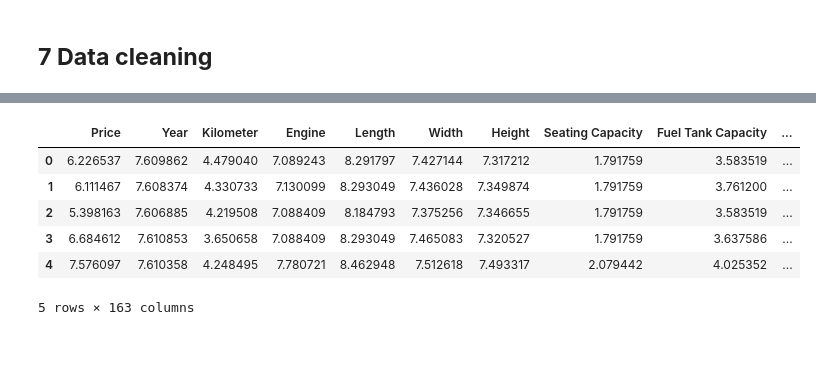
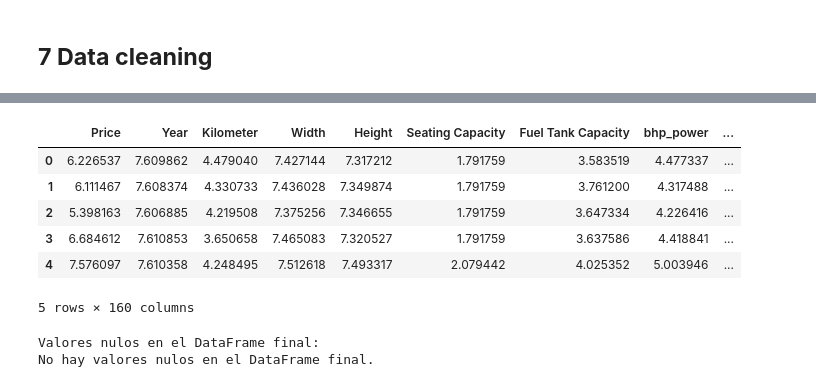
Before and after one commit to Emmaquantum/Data-Science-project-Vehicles, a Jupyter notebook: Main.ipynb, the cells around one changed output, grey strips where cells are left out. Saved outputs shown, nothing was run; the diff lists cells and outputs as text; code cells hidden in the pictures; blank space fills up the shorter version.

```diff
--- a/Main.ipynb
+++ b/Main.ipynb
@@ -1009,0 +904,29 @@ Podemos concluir con confianza que existe una **relación lineal real** entre el
+# %%
+#   Eliminar variables para evitar confusión en el modelo.
+
+#1. bhp_power y engine (alta correlación 0.88), ¿Cuál eliminar? Pues la que tiene menos correlación con Price, que es Engine (0.64 Engine vs 0.77 bhp_power)
+try:
+    data_.drop(columns=["Engine"], inplace=True)
+except KeyError:
+    print("La columna 'Engine' no existe en el DataFrame.")
+
+#2. Fuel Tnak y Lenght (alta correlación 0.82), ¿Cuál eliminar? Pues la que tiene menos correlación con Price, que es Lenght (0.59 Fuel Tank vs 0.58 Lenght)
+try:
+    data_.drop(columns=["Length"], inplace=True)
+except KeyError:
+    print("La columna 'Length' no existe en el DataFrame.")
+
+#3. Nm_toque y bhp_power (alta correlación 0.88), ¿Cuál eliminar? Pues la que tiene menos correlación con Price, que es Nm_toque (0.77 bhp_power vs 0.68 Nm_toque)
+try:
+    data_.drop(columns=["Nm_torque"], inplace=True)
+except KeyError:
+    print("La columna 'Length' no existe en el DataFrame.")
+
+#New heatmap without the dropped variables
+columnas_numericas = data_.select_dtypes(include=['int', 'float']).columns
+plt.figure(figsize=(12,8))
+corr_ = data_[columnas_numericas].corr(method='pearson')
+triangular_df = pd.DataFrame(np.triu(corr_).T, index=corr_.index, columns=corr_.columns)
+sns.heatmap(triangular_df, annot=True, cmap="coolwarm")
+plt.xticks(rotation=45)
+plt.show()
@@ -1112,6 +1030,6 @@ No hay valores nulos después de la imputación.
 #Transform Numerical variables in logarithmic scale
 data_log = data_imputed.copy()
 columnas_numericas = data_log.select_dtypes(include=['int', 'float']).columns
-data_log[columnas_numericas] = data_[columnas_numericas].apply(lambda x: np.log(x + 1))  # Adding 1 to avoid log(0)
+data_log[columnas_numericas] = data_imputed[columnas_numericas].apply(lambda x: np.log(x + 1))  # Adding 1 to avoid log(0)
 data_log.describe()
 # %% [output]
@@ -1127,21 +1045,33 @@ data_log.describe()
 # %%
-categorical_cols = data_.select_dtypes(include='object').columns.tolist()
+categorical_cols = data_log.select_dtypes(include='object').columns.tolist()
 
 # Lista de columnas que quieres excluir
 cols_to_remove = ["Model", "Max Power", "Max Torque"]
 
 # Usar una comprensión de lista para crear una nueva lista sin las columnas a remover
 categorical_cols = [col for col in categorical_cols if col not in cols_to_remove]
 
 # Aplica la codificación One-Hot a las columnas seleccionadas
 data_final = pd.get_dummies(data_log, columns=categorical_cols, dtype=int)
 data_final.drop(columns=cols_to_remove, inplace=True)
 data_final.head()
 # %% [output]
-|  | Price | Year | Kilometer | Engine | Length | Width | Height | Seating Capacity | Fuel Tank Capacity | ... |
-| 0 | 6.226537 | 7.609862 | 4.479040 | 7.089243 | 8.291797 | 7.427144 | 7.317212 | 1.791759 | 3.583519 | ... |
-| 1 | 6.111467 | 7.608374 | 4.330733 | 7.130099 | 8.293049 | 7.436028 | 7.349874 | 1.791759 | 3.761200 | ... |
-| 2 | 5.398163 | 7.606885 | 4.219508 | 7.088409 | 8.184793 | 7.375256 | 7.346655 | 1.791759 | 3.583519 | ... |
-| 3 | 6.684612 | 7.610853 | 3.650658 | 7.088409 | 8.293049 | 7.465083 | 7.320527 | 1.791759 | 3.637586 | ... |
-| 4 | 7.576097 | 7.610358 | 4.248495 | 7.780721 | 8.462948 | 7.512618 | 7.493317 | 2.079442 | 4.025352 | ... |
+|  | Price | Year | Kilometer | Width | Height | Seating Capacity | Fuel Tank Capacity | bhp_power | ... |
+| 0 | 6.226537 | 7.609862 | 4.479040 | 7.427144 | 7.317212 | 1.791759 | 3.583519 | 4.477337 | ... |
+| 1 | 6.111467 | 7.608374 | 4.330733 | 7.436028 | 7.349874 | 1.791759 | 3.761200 | 4.317488 | ... |
+| 2 | 5.398163 | 7.606885 | 4.219508 | 7.375256 | 7.346655 | 1.791759 | 3.647334 | 4.226416 | ... |
+| 3 | 6.684612 | 7.610853 | 3.650658 | 7.465083 | 7.320527 | 1.791759 | 3.637586 | 4.418841 | ... |
+| 4 | 7.576097 | 7.610358 | 4.248495 | 7.512618 | 7.493317 | 2.079442 | 4.025352 | 5.003946 | ... |
-5 rows × 163 columns
+5 rows × 160 columns
+# %%
+#Data missing data_final
+missing_data_final = data_final.isnull().sum()
+missing_data_final = missing_data_final[missing_data_final > 0].sort_values(ascending=False)
+print("Valores nulos en el DataFrame final:")
+if missing_data_final.empty:
+    print("No hay valores nulos en el DataFrame final.")
+else:
+    print(missing_data_final)
+# %% [output]
+Valores nulos en el DataFrame final:
+No hay valores nulos en el DataFrame final.
```
Also changed, not shown: parts of 37 cells of this notebook.
